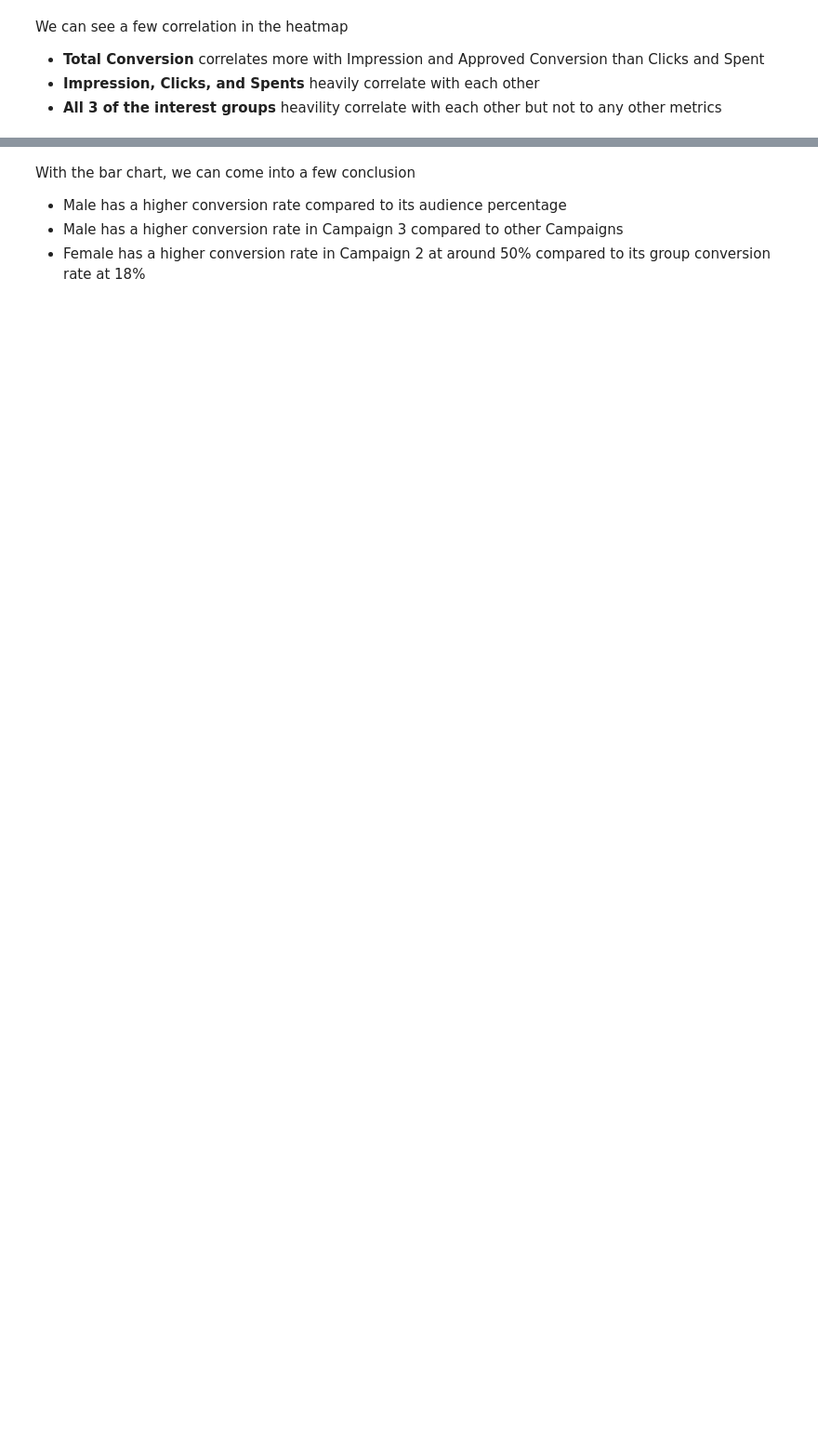
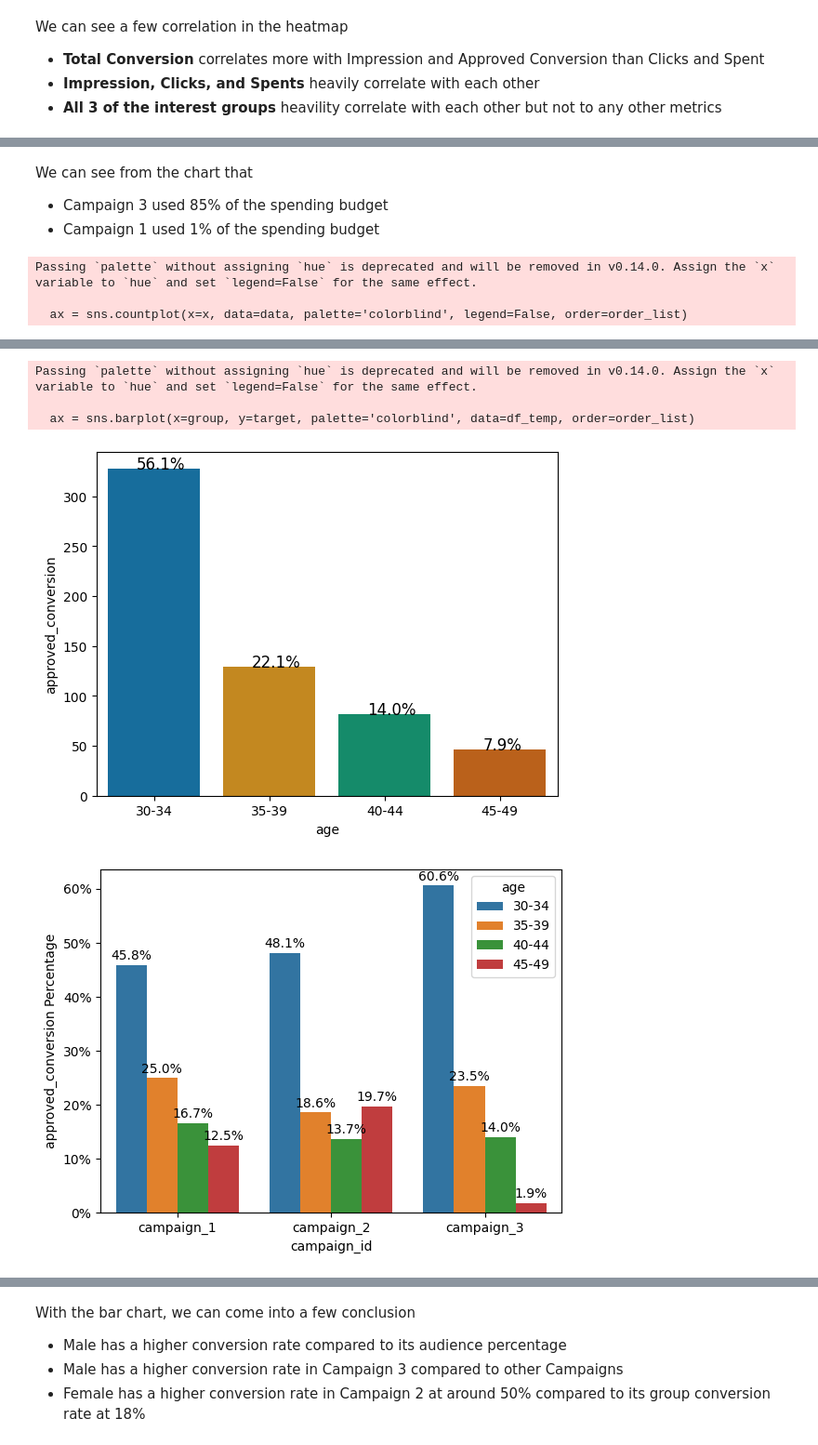
Before and after one commit to Metastasiz/data_analysis, a Jupyter notebook: market_data/facebook_ad_analysis_01/marketing_data_analysis.ipynb, the cells around one changed output, grey strips where cells are left out. Shown: that part at 93% size. Cells and saved outputs as stored; diff of their text form; code cells hidden in the pictures; blank space fills up the shorter version.

```diff
--- a/market_data/facebook_ad_analysis_01/marketing_data_analysis.ipynb
+++ b/market_data/facebook_ad_analysis_01/marketing_data_analysis.ipynb
@@ -609,4 +609,15 @@ We can see a few correlation in the heatmap
 + **All 3 of the interest groups** heavility correlate with each other but not to any other metrics
 # %%
 import matplotlib.ticker as mtick
+# %%
+def plotCount(data, x):
+  ax = sns.countplot(x=x, data=data, palette='colorblind', legend=False, order=order_list)
+  total = df_prep[_feature].count()
+  for p in ax.patches:
+      percentage = '{:.1f}%'.format(100 * p.get_height() / total)
+      x = p.get_x() + p.get_width() / 2 - 0.15
+      y = p.get_y() + p.get_height()
+      ax.annotate(percentage, (x, y), size=12)
+  plt.xticks(rotation=0, ha='center')
+  return plt
 # %%
@@ -650,0 +636,20 @@ Passing `palette` without assigning `hue` is deprecated and will be removed in v
+# %%
+def plotPctGroupby2(data, groupBig, groupSmall, target):
+  df_temp = data.groupby(groupBig)[target].sum()
+  df_grouped = data.groupby([groupBig, groupSmall])[target].sum().reset_index()
+  df_grouped['percentage'] = df_grouped.apply(lambda row:
+                                        100 * row[target] / df_temp[row[groupBig]],
+                                        axis=1)
+
+  ax = sns.barplot(x=groupBig, y='percentage', hue=groupSmall, data=df_grouped, errorbar=None, hue_order=order_list)
+  ax.yaxis.set_major_formatter(mtick.PercentFormatter())
+  plt.ylabel(target + " Percentage")
+  plt.xticks(rotation=0, ha='center')
+  total_counts = df_grouped.groupby([groupBig, groupSmall]).sum()
+  for i, p in enumerate(ax.patches):
+    if (i >= len(total_counts)):
+      break
+    height = p.get_height()
+    ax.text(p.get_x() + p.get_width() / 2., height + 1,
+              '{:.1f}%'.format(height), ha="center")
+  return plt
@@ -762,0 +743,22 @@ Passing `palette` without assigning `hue` is deprecated and will be removed in v
+# %% [markdown]
+We can see from the chart that
++ Campaign 3 used 85% of the spending budget
++ Campaign 1 used 1% of the spending budget
+# %%
+# EDA - Descriptive statistics - 2
+##################################################
+# Age group
+_feature = __age
+_groupby = __campaign_id
+_target = __approved_conversion
+order_list = df_prep[_feature].unique()
+#
+plotCount(df_prep,_feature).show()
+#
+plotSumGroupby(df_prep,_feature,_target).show()
+#
+plotPctGroupby2(df_prep,_groupby,_feature,_target).show()
+# %% [output]
+Passing `palette` without assigning `hue` is deprecated and will be removed in v0.14.0. Assign the `x` variable to `hue` and set `legend=False` for the same effect.
+
+  ax = sns.countplot(x=x, data=data, palette='colorblind', legend=False, order=order_list)
@@ -763,2 +766,7 @@ Passing `palette` without assigning `hue` is deprecated and will be removed in v
+Passing `palette` without assigning `hue` is deprecated and will be removed in v0.14.0. Assign the `x` variable to `hue` and set `legend=False` for the same effect.
+
+  ax = sns.barplot(x=group, y=target, palette='colorblind', data=df_temp, order=order_list)
+[figure, added]
+[figure, added]
 # %% [markdown]
 We can see clearly from the bar chart that
```
Also changed, not shown: parts of 18 cells of this notebook.
